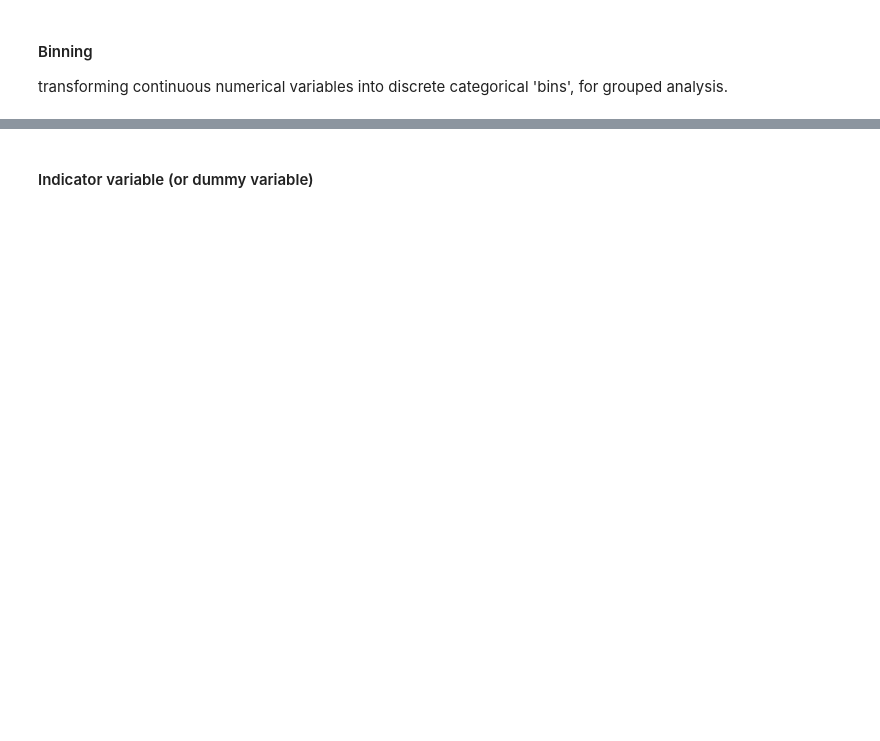
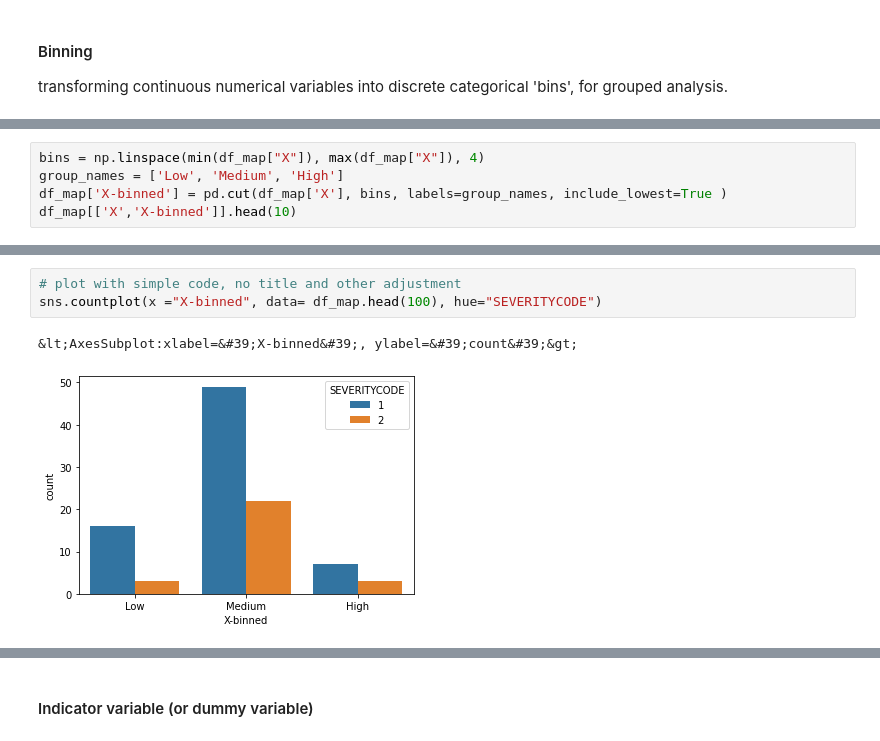
Before and after one commit to eliuqiong/Coursera_Capstone, a Jupyter notebook: Final-Project_Car_accident_severity_Qiong Liu.ipynb, the cells around one changed output, grey strips where cells are left out. Cells and saved outputs as stored; diff of their text form; blank space fills up the shorter version.

```diff
--- a/Final-Project_Car_accident_severity_Qiong Liu.ipynb
+++ b/Final-Project_Car_accident_severity_Qiong Liu.ipynb
@@ -139,0 +262,5 @@ transforming continuous numerical variables into discrete categorical 'bins', fo
+# %%
+bins = np.linspace(min(df_map["X"]), max(df_map["X"]), 4)
+group_names = ['Low', 'Medium', 'High']
+df_map['X-binned'] = pd.cut(df_map['X'], bins, labels=group_names, include_lowest=True )
+df_map[['X','X-binned']].head(10)
@@ -139,0 +279,6 @@ transforming continuous numerical variables into discrete categorical 'bins', fo
+# %%
+# plot with simple code, no title and other adjustment
+sns.countplot(x ="X-binned", data= df_map.head(100), hue="SEVERITYCODE")
+# %% [output]
+&lt;AxesSubplot:xlabel=&#39;X-binned&#39;, ylabel=&#39;count&#39;&gt;
+[figure, added]
```
Also changed, not shown: parts of 76 cells of this notebook.
